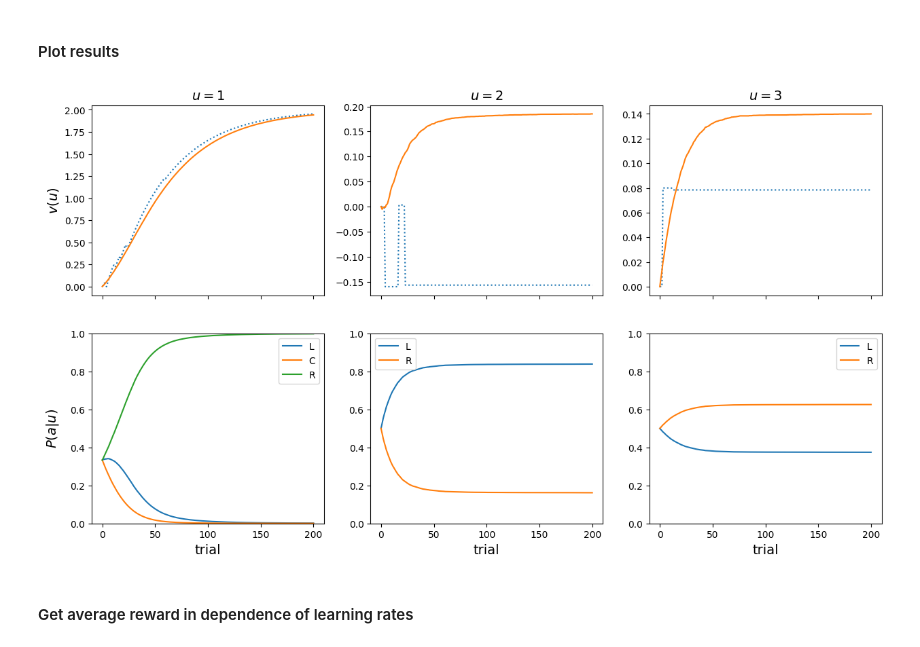
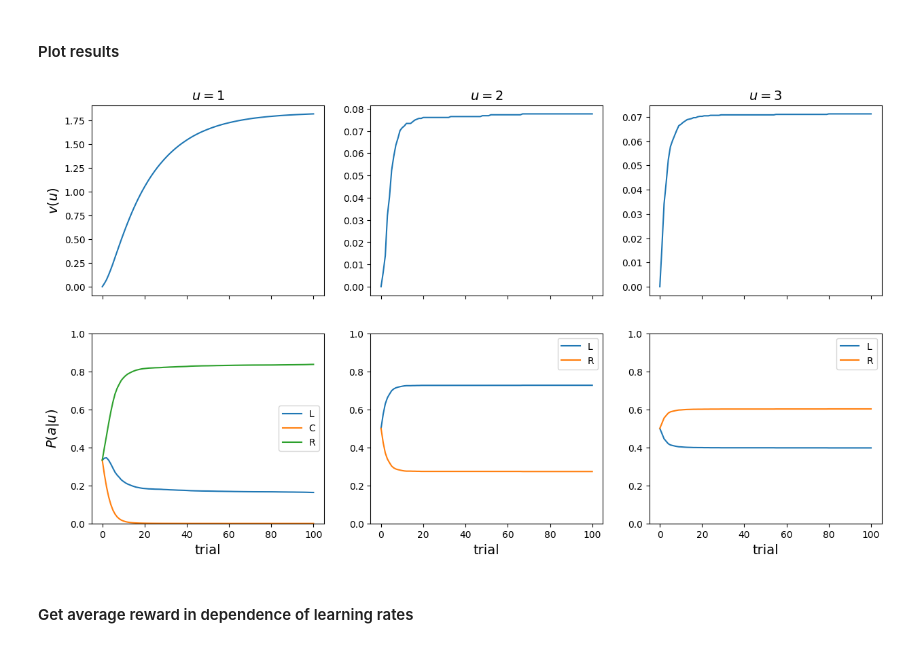
Before and after one commit to mavoeh/RL_hw2, a Jupyter notebook: homework2.ipynb, the cells around one changed output. Cells and saved outputs as stored; diff of their text form; code cells hidden in the pictures.

```diff
--- a/homework2.ipynb
+++ b/homework2.ipynb
@@ -78,7 +78,7 @@ a = policy_eval_agent(0.2)
 env = environment([[1, -1, 2], [8, -8], [0, 4]])
 
 n_trials = 1000
-repetitions = 1000
+repetitions = 10000
 prediction_history = np.zeros((3, repetitions, n_trials+1))
 for i in range(repetitions):
     for trial in range(n_trials):
@@ -139,11 +139,11 @@ class actor_critic_agent(policy_eval_agent):
 # %% [markdown]
 #### Train agent
 # %%
-a = actor_critic_agent(0.02, 0, 0.0075, 10)
+a = actor_critic_agent(0.05, 0, 0.4, 1)
 
 env = environment([[1, -1, 2], [8, -8], [0, 4]])
 
-n_trials = 200
+n_trials = 100
 repetitions = 1000
 prediction_history = np.zeros((3, repetitions, n_trials+1))
 m_history = {1: np.zeros((3, repetitions, n_trials+1)), 2: np.zeros((2, repetitions, n_trials+1)), 3: np.zeros((2, repetitions, n_trials+1))}
@@ -168,28 +168,28 @@ for i in range(repetitions):
 # %%
 fig, axs = plt.subplots(2, 3, figsize=(15,8), sharex=True)
 for i in range(3):
     axs[0,i].set_title(f"$u = {i+1:d}$", fontsize=14)
-    axs[0,i].plot(range(n_trials+1), prediction_history[i,2,:], ":")
+    #axs[0,i].plot(range(n_trials+1), prediction_history[i,2,:], ":")
     axs[0,i].plot(range(n_trials+1), prediction_history[i,:,:].mean(axis=0), "-")
 axs[0,0].set_ylabel("$v(u)$", fontsize=14)
 for i in range(3):
     mv = m_history[i+1]
     pv = np.exp(a.beta*mv) / np.sum(np.exp(a.beta*mv), axis=0)
     for j in range(pv.shape[0]):
         #axs[1,i].plot(range(n_trials+1), pv[j,0,:], ":")
         if i == 0:
             label = ["L", "C", "R"]
         else:
             label = ["L", "R"]
         axs[1,i].plot(range(n_trials+1), pv[j,:,:].mean(axis=0), "-", label = label[j])
         axs[1,i].set_xlabel("trial", fontsize=14)
         axs[1,i].set_ylim(0,1)
         axs[1,i].legend(loc=0)
 axs[1,0].set_ylabel("$P(a|u)$", fontsize=14)
 fig.align_ylabels(axs)
 plt.show()
 # %% [output]
-[figure, old version]
+[figure, new version]
 # %% [markdown]
 #### Get average reward in dependence of learning rates
 # %%
```
Also changed, not shown: parts of 16 cells of this notebook.
